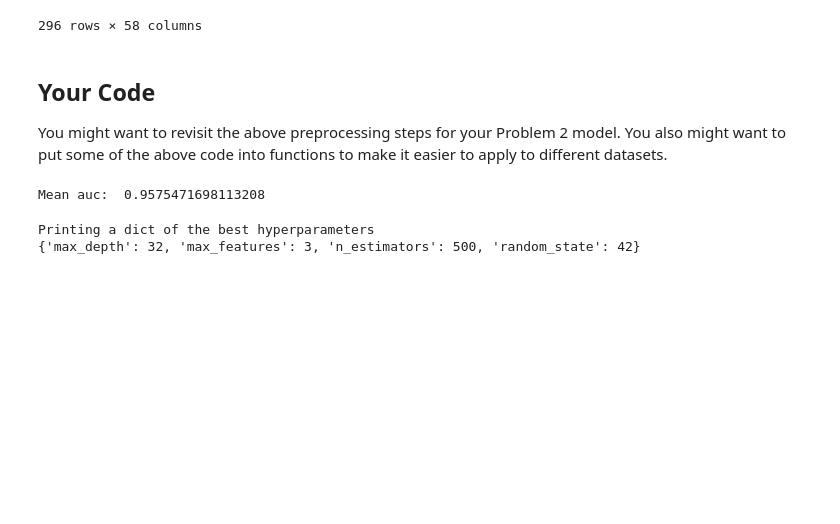
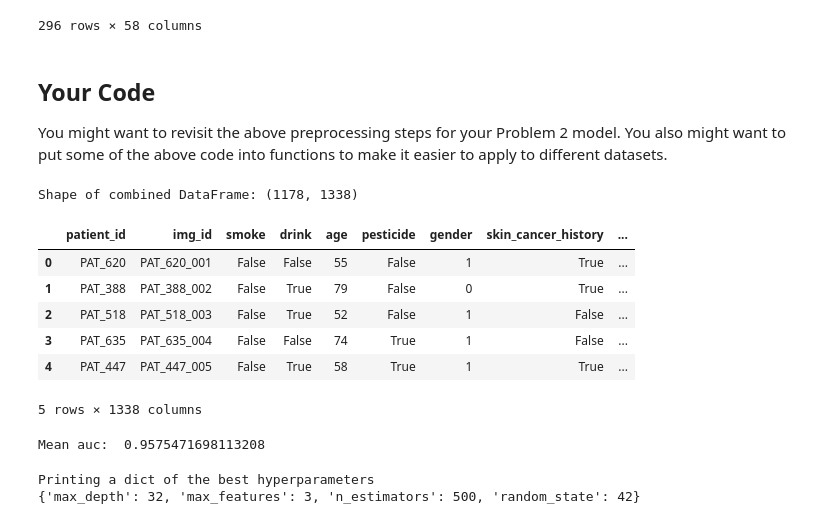
Before and after one commit to pickle244/ml-project-b, a Jupyter notebook: starter_notebook.ipynb, the cells around one changed output. Drawn from its saved outputs; the diff is of its cells as text; code cells hidden in the pictures; blank space fills up the shorter version.

Commit message:
embeds+tabular forest

```diff
--- a/starter_notebook.ipynb
+++ b/starter_notebook.ipynb
@@ -324,6 +324,34 @@ def cross_val(pl, kf, X, Y):
         aucs.append(auc)
 
         return aucs
+# %%
+loaded_embeddings = np.load('image_embeddings.npy')
+
+# Flatten the embeddings from (N, 1280, 1, 1) to (N, 1280)
+flattened_embeddings = loaded_embeddings.squeeze()
+
+# Create a DataFrame from the flattened embeddings
+embeddings_df = pd.DataFrame(flattened_embeddings, index=X_dev['img_id'])
+embeddings_df.columns = [f'embedding_{i}' for i in range(flattened_embeddings.shape[1])]
+
+# Reset index to make 'img_id' a column for merging
+embeddings_df = embeddings_df.reset_index()
+embeddings_df = embeddings_df.rename(columns={'index': 'img_id'})
+
+# Merge with y_aligned DataFrame
+combined_df = pd.merge(X_dev, embeddings_df, on='img_id', how='left')
+
+print(f"Shape of combined DataFrame: {combined_df.shape}")
+display(combined_df.head())
+# %% [output]
+Shape of combined DataFrame: (1178, 1338)
+|  | patient_id | img_id | smoke | drink | age | pesticide | gender | skin_cancer_history | ... |
+| 0 | PAT_620 | PAT_620_001 | False | False | 55 | False | 1 | True | ... |
+| 1 | PAT_388 | PAT_388_002 | False | True | 79 | False | 0 | True | ... |
+| 2 | PAT_518 | PAT_518_003 | False | True | 52 | False | 1 | False | ... |
+| 3 | PAT_635 | PAT_635_004 | False | False | 74 | True | 1 | False | ... |
+| 4 | PAT_447 | PAT_447_005 | False | True | 58 | True | 1 | True | ... |
+5 rows × 1338 columns
 # %%
 # Ensure X_dev is fully numeric (should be after preprocessing)
 X_features = ensure_numeric_cols(X_dev)
```
Also changed, not shown: parts of 7 cells of this notebook, 2 other files.
